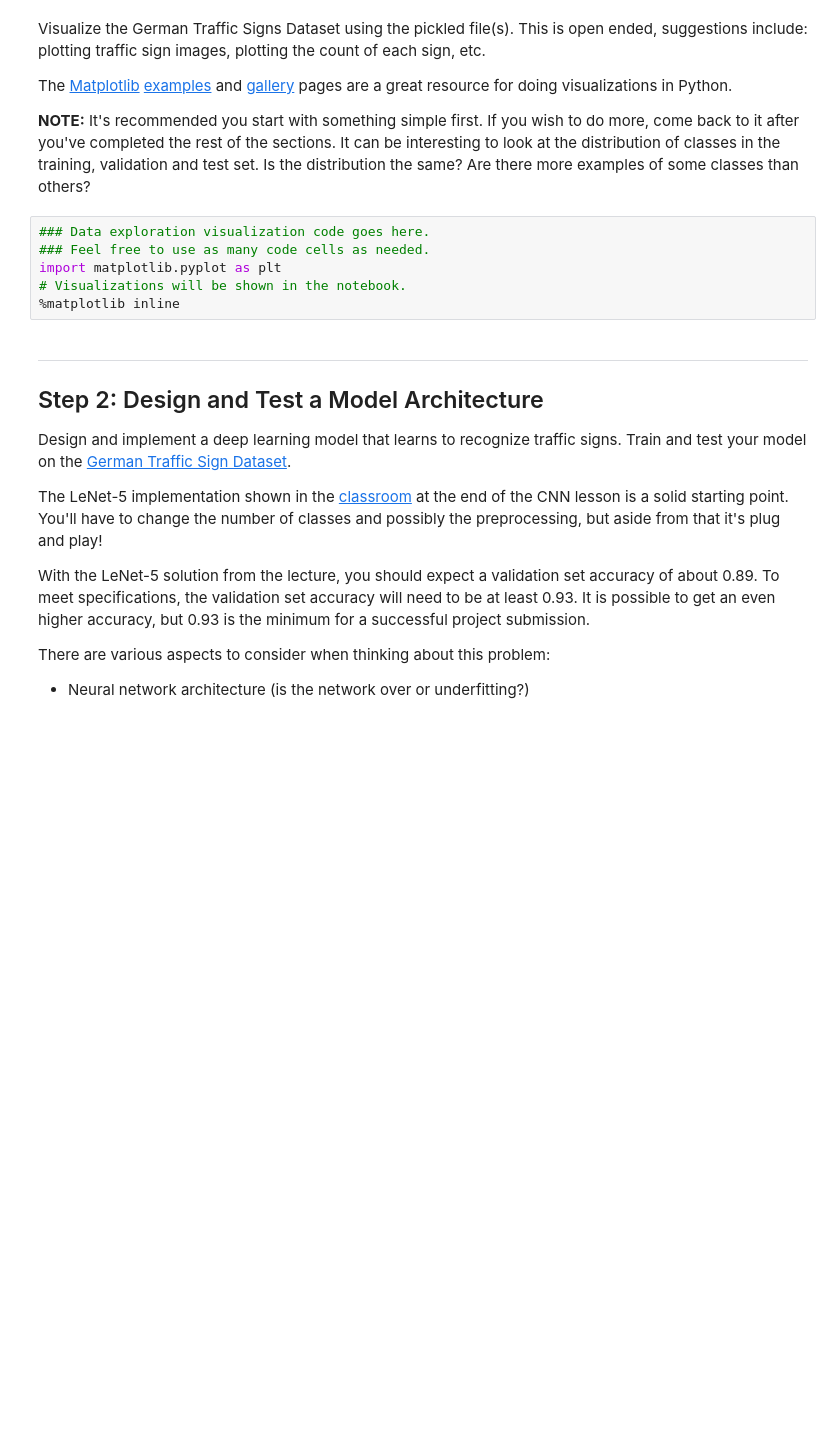
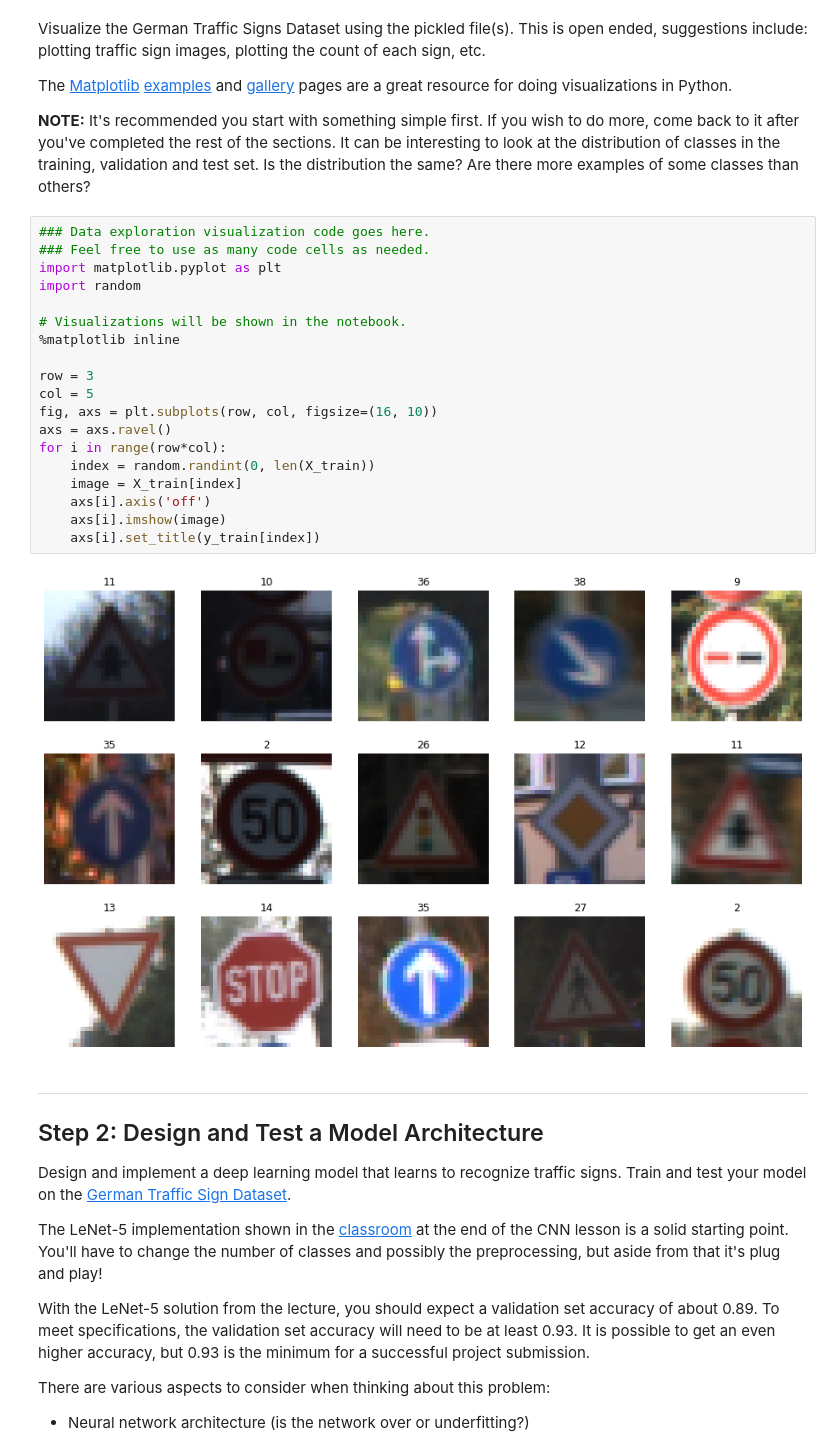
Before and after one commit to paulyehtw/CarND-Traffic-Sign-Classifier-Project, a Jupyter notebook: Traffic_Sign_Classifier.ipynb, the cells around one changed output. Cells and saved outputs as stored; diff of their text form; blank space fills up the shorter version.

Commit message:
summarize data info and plot some training image

```diff
--- a/Traffic_Sign_Classifier.ipynb
+++ b/Traffic_Sign_Classifier.ipynb
@@ -88,9 +100,24 @@ The [Matplotlib](http://matplotlib.org/) [examples](http://matplotlib.org/exampl
 # %%
 ### Data exploration visualization code goes here.
 ### Feel free to use as many code cells as needed.
 import matplotlib.pyplot as plt
+import random
+
 # Visualizations will be shown in the notebook.
 %matplotlib inline
+
+row = 3
+col = 5
+fig, axs = plt.subplots(row, col, figsize=(16, 10))
+axs = axs.ravel()
+for i in range(row*col):
+    index = random.randint(0, len(X_train))
+    image = X_train[index]
+    axs[i].axis('off')
+    axs[i].imshow(image)
+    axs[i].set_title(y_train[index])
+# %% [output]
+[figure, added]
 # %% [markdown]
 ----
 
```
Also changed, not shown: parts of 1 cell of this notebook.
